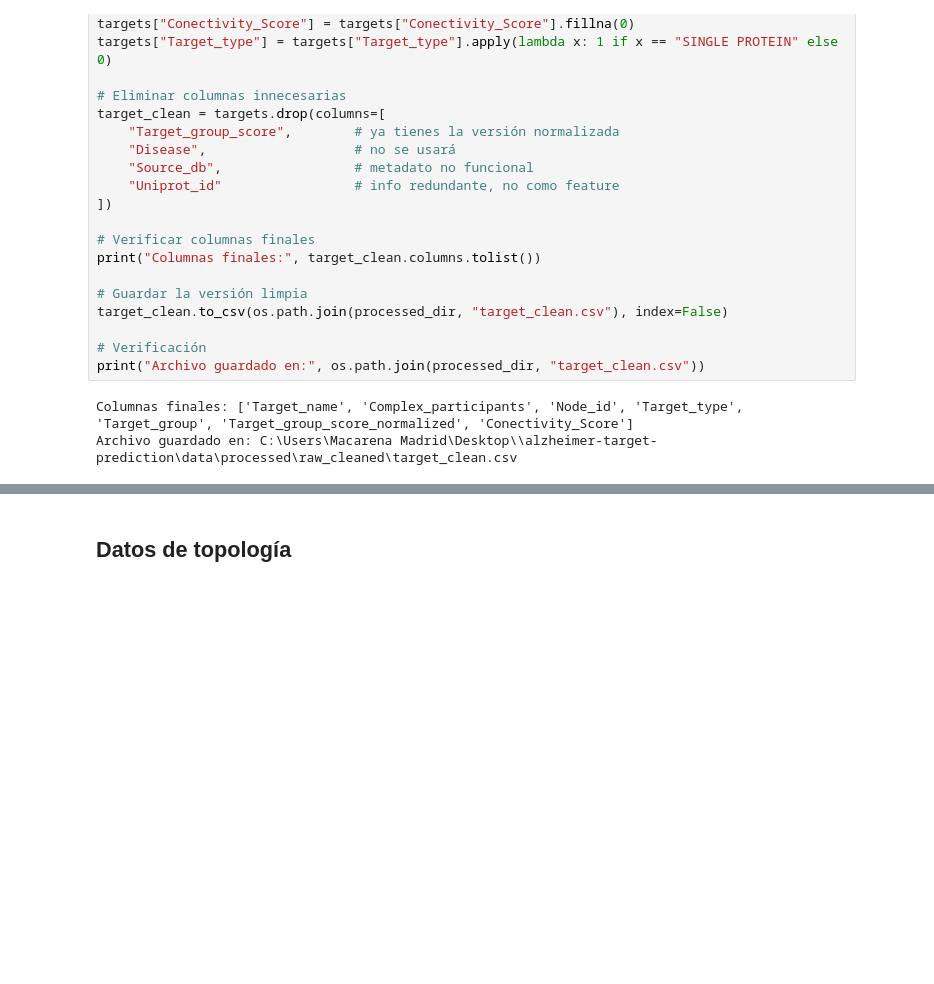
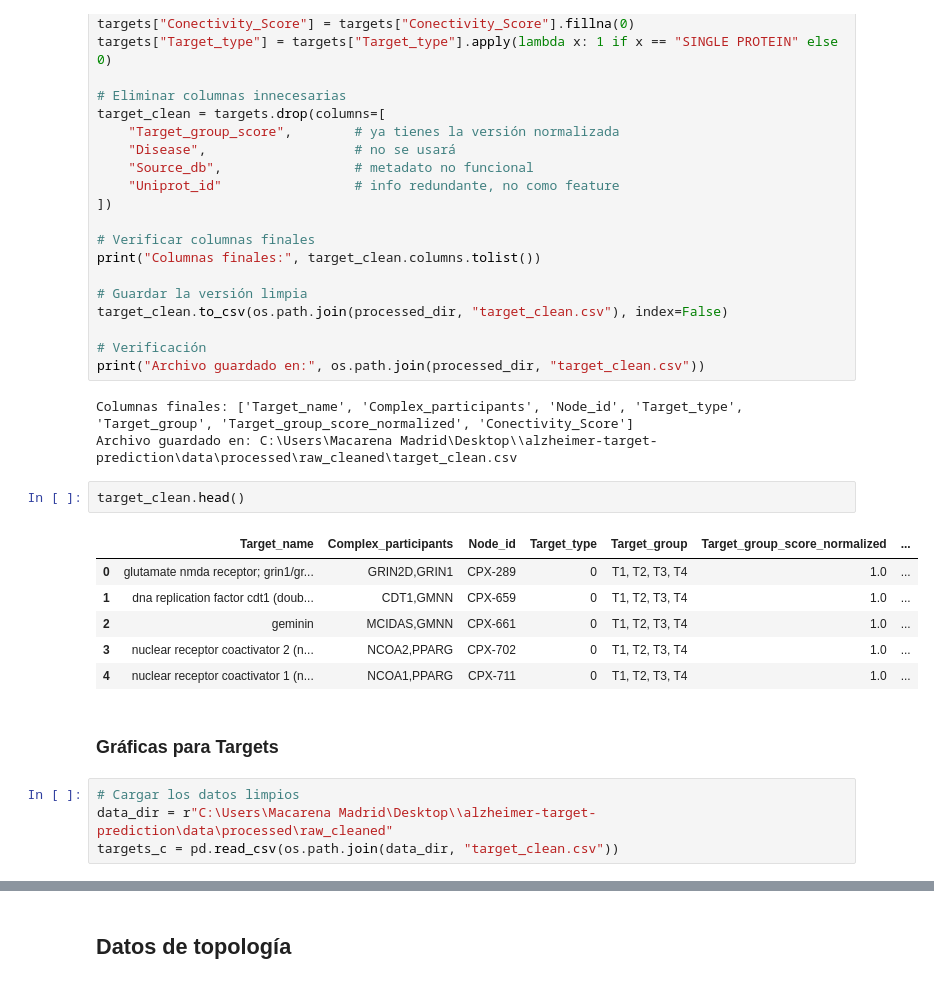
Before and after one commit to macamadridb/alzheimer-target-prediction, a Jupyter notebook: notebooks/01_Preprocesamiento.ipynb, the cells around one changed output, grey strips where cells are left out. Drawn from its saved outputs; the diff is of its cells as text; blank space fills up the shorter version.

```diff
--- a/notebooks/01_Preprocesamiento.ipynb
+++ b/notebooks/01_Preprocesamiento.ipynb
@@ -219,3 +219,18 @@ print("Archivo guardado en:", os.path.join(processed_dir, "target_clean.csv"))
 # %% [output]
 Columnas finales: ['Target_name', 'Complex_participants', 'Node_id', 'Target_type', 'Target_group', 'Target_group_score_normalized', 'Conectivity_Score']
 Archivo guardado en: C:\Users\Macarena Madrid\Desktop\\alzheimer-target-prediction\data\processed\raw_cleaned\target_clean.csv
+# %%
+target_clean.head()
+# %% [output]
+|  | Target_name | Complex_participants | Node_id | Target_type | Target_group | Target_group_score_normalized | ... |
+| 0 | glutamate nmda receptor; grin1/gr... | GRIN2D,GRIN1 | CPX-289 | 0 | T1, T2, T3, T4 | 1.0 | ... |
+| 1 | dna replication factor cdt1 (doub... | CDT1,GMNN | CPX-659 | 0 | T1, T2, T3, T4 | 1.0 | ... |
+| 2 | geminin | MCIDAS,GMNN | CPX-661 | 0 | T1, T2, T3, T4 | 1.0 | ... |
+| 3 | nuclear receptor coactivator 2 (n... | NCOA2,PPARG | CPX-702 | 0 | T1, T2, T3, T4 | 1.0 | ... |
+| 4 | nuclear receptor coactivator 1 (n... | NCOA1,PPARG | CPX-711 | 0 | T1, T2, T3, T4 | 1.0 | ... |
+# %% [markdown]
+### Gráficas para Targets
+# %%
+# Cargar los datos limpios
+data_dir = r"C:\Users\Macarena Madrid\Desktop\\alzheimer-target-prediction\data\processed\raw_cleaned"
+targets_c = pd.read_csv(os.path.join(data_dir, "target_clean.csv"))
```
Also changed, not shown: parts of 13 cells of this notebook, 16 other files.
